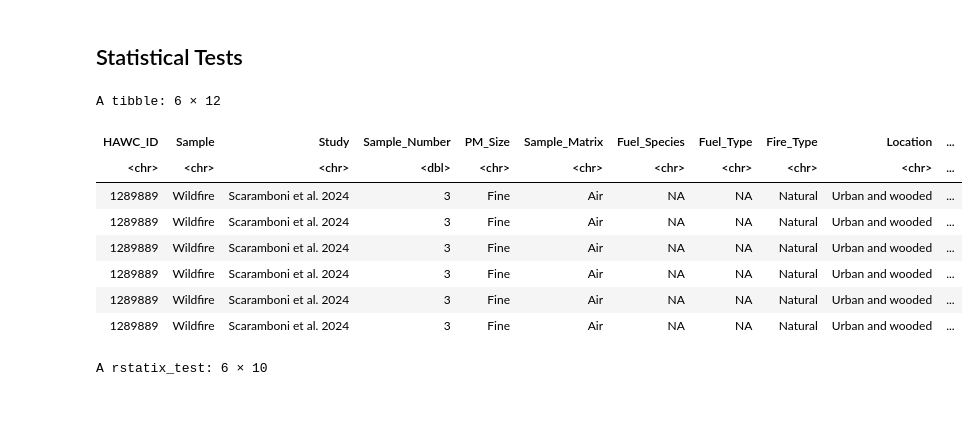
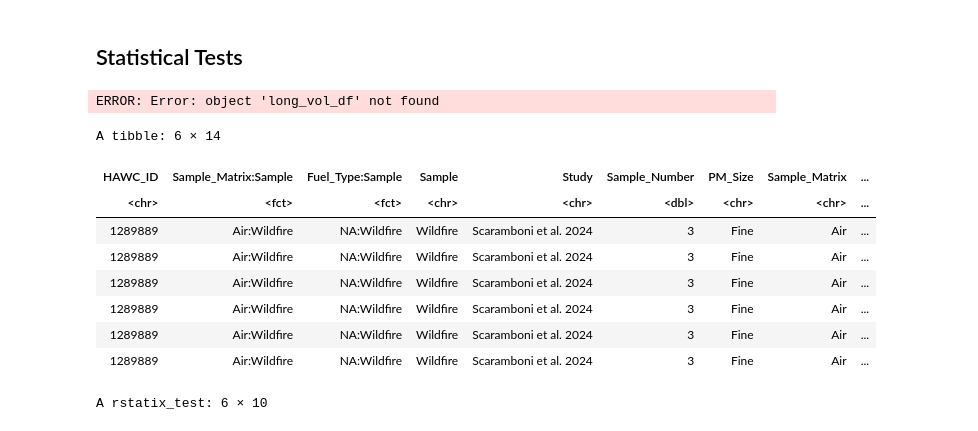
Before and after one commit to UNC-CEMALB/P1015.-Wildfire_Suffcient_Similiarity, a Jupyter notebook: 3. Individual Distribution Analyses/Boxplots.ipynb, the cells around one changed output. Saved outputs shown, nothing was run; the diff lists cells and outputs as text; code cells hidden in the pictures.

```diff
--- a/3. Individual Distribution Analyses/Boxplots.ipynb
+++ b/3. Individual Distribution Analyses/Boxplots.ipynb
@@ -333,23 +335,43 @@ A tibble: 52 × 5
 | Softwood | NA | 14 (30%) | 9 (15%) | NA |
 # %% [markdown]
 ## Statistical Tests
+# %%
+unique(long_vol_df$`Sample_Matrix:Sample`)
+unique(long_vol_df$`Fuel_Type:Sample`)
+unique(long_weight_df$`Sample_Matrix:Sample`)
+unique(long_weight_df$`Fuel_Type:Sample`)
+# %% [output]
+ERROR: Error: object 'long_vol_df' not found
 # %%
 long_vol_df = full_vol_df %>%
-    pivot_longer(cols = 5:20, names_to = "Name", values_to = "Value")
+    pivot_longer(cols = 5:20, names_to = "Name", values_to = "Value") %>%
+    unite(`Sample_Matrix:Sample`, Sample_Matrix, Sample, sep = ":", remove = FALSE) %>%
+    unite(`Fuel_Type:Sample`, Fuel_Type, Sample, sep = ":", remove = FALSE)
 
 long_weight_df = full_weight_df %>%
-    pivot_longer(cols = 5:20, names_to = "Name", values_to = "Value")
+    pivot_longer(cols = 5:20, names_to = "Name", values_to = "Value") %>%
+    unite(`Sample_Matrix:Sample`, Sample_Matrix, Sample, sep = ":", remove = FALSE) %>%
+    unite(`Fuel_Type:Sample`, Fuel_Type, Sample, sep = ":", remove = FALSE)
+
+# converting into factors
+long_vol_df$`Sample_Matrix:Sample` = factor(long_vol_df$`Sample_Matrix:Sample`)
+long_vol_df$`Fuel_Type:Sample` = factor(long_vol_df$`Fuel_Type:Sample`)
+long_weight_df$`Sample_Matrix:Sample` = factor(long_weight_df$`Sample_Matrix:Sample`, levels = c('NA:Woodsmoke',
+                                            'PM:Woodsmoke', 'PM:Wildfire', 'Sediment:Wildfire', 'Ash:Wildfire'))
+long_weight_df$`Fuel_Type:Sample` = factor(long_weight_df$`Fuel_Type:Sample`, levels = c('NA:Woodsmoke','NA:Wildfire',
+                                                    'Mixed:Wildfire', 'Softwood:Woodsmoke', 'Hardwood:Woodsmoke',
+                                                    'Softwood:Wildfire', 'Hardwood:Wildfire'))
 
 head(long_vol_df)
 # %% [output]
-A tibble: 6 × 12
+A tibble: 6 × 14
-| HAWC_ID | Sample | Study | Sample_Number | PM_Size | Sample_Matrix | Fuel_Species | Fuel_Type | Fire_Type | Location | ... |
-| <chr> | <chr> | <chr> | <dbl> | <chr> | <chr> | <chr> | <chr> | <chr> | <chr> | ... |
-| 1289889 | Wildfire | Scaramboni et al. 2024 | 3 | Fine | Air | NA | NA | Natural | Urban and wooded | ... |
-| 1289889 | Wildfire | Scaramboni et al. 2024 | 3 | Fine | Air | NA | NA | Natural | Urban and wooded | ... |
-| 1289889 | Wildfire | Scaramboni et al. 2024 | 3 | Fine | Air | NA | NA | Natural | Urban and wooded | ... |
-| 1289889 | Wildfire | Scaramboni et al. 2024 | 3 | Fine | Air | NA | NA | Natural | Urban and wooded | ... |
-| 1289889 | Wildfire | Scaramboni et al. 2024 | 3 | Fine | Air | NA | NA | Natural | Urban and wooded | ... |
-| 1289889 | Wildfire | Scaramboni et al. 2024 | 3 | Fine | Air | NA | NA | Natural | Urban and wooded | ... |
+| HAWC_ID | Sample_Matrix:Sample | Fuel_Type:Sample | Sample | Study | Sample_Number | PM_Size | Sample_Matrix | ... |
+| <chr> | <fct> | <fct> | <chr> | <chr> | <dbl> | <chr> | <chr> | ... |
+| 1289889 | Air:Wildfire | NA:Wildfire | Wildfire | Scaramboni et al. 2024 | 3 | Fine | Air | ... |
+| 1289889 | Air:Wildfire | NA:Wildfire | Wildfire | Scaramboni et al. 2024 | 3 | Fine | Air | ... |
+| 1289889 | Air:Wildfire | NA:Wildfire | Wildfire | Scaramboni et al. 2024 | 3 | Fine | Air | ... |
+| 1289889 | Air:Wildfire | NA:Wildfire | Wildfire | Scaramboni et al. 2024 | 3 | Fine | Air | ... |
+| 1289889 | Air:Wildfire | NA:Wildfire | Wildfire | Scaramboni et al. 2024 | 3 | Fine | Air | ... |
+| 1289889 | Air:Wildfire | NA:Wildfire | Wildfire | Scaramboni et al. 2024 | 3 | Fine | Air | ... |
 # %%
 # running wilcox tests
```
Also changed, not shown: parts of 10 cells of this notebook.
